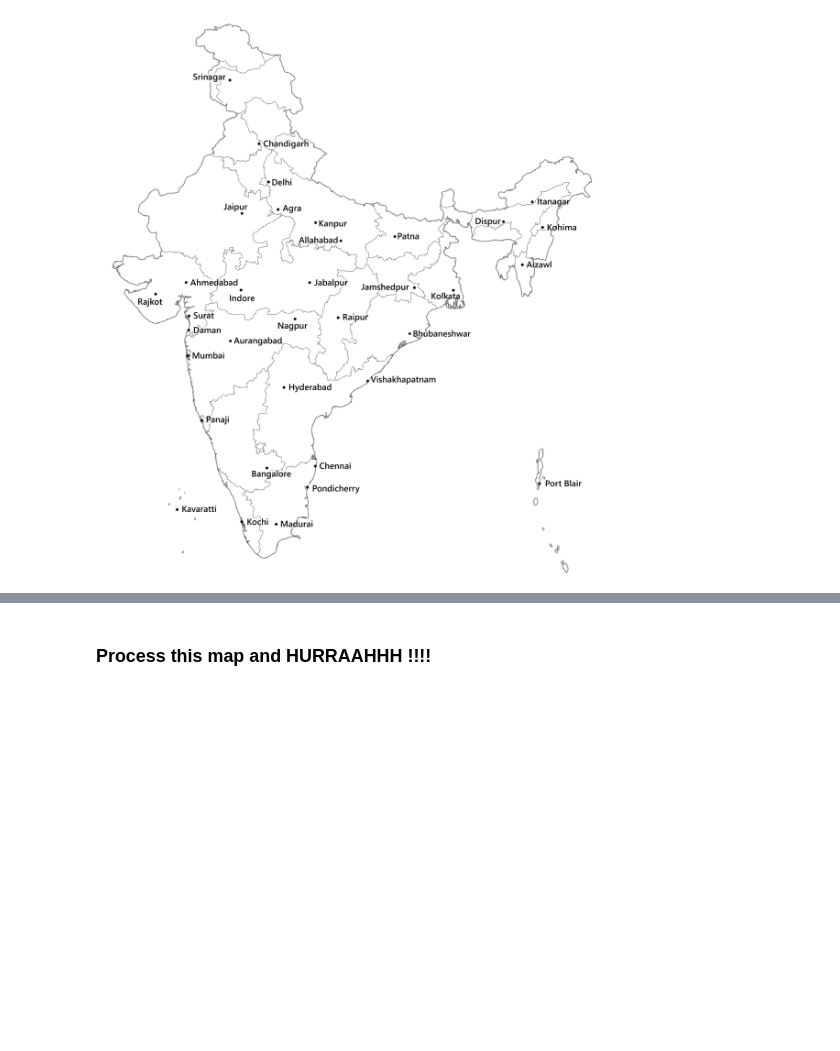
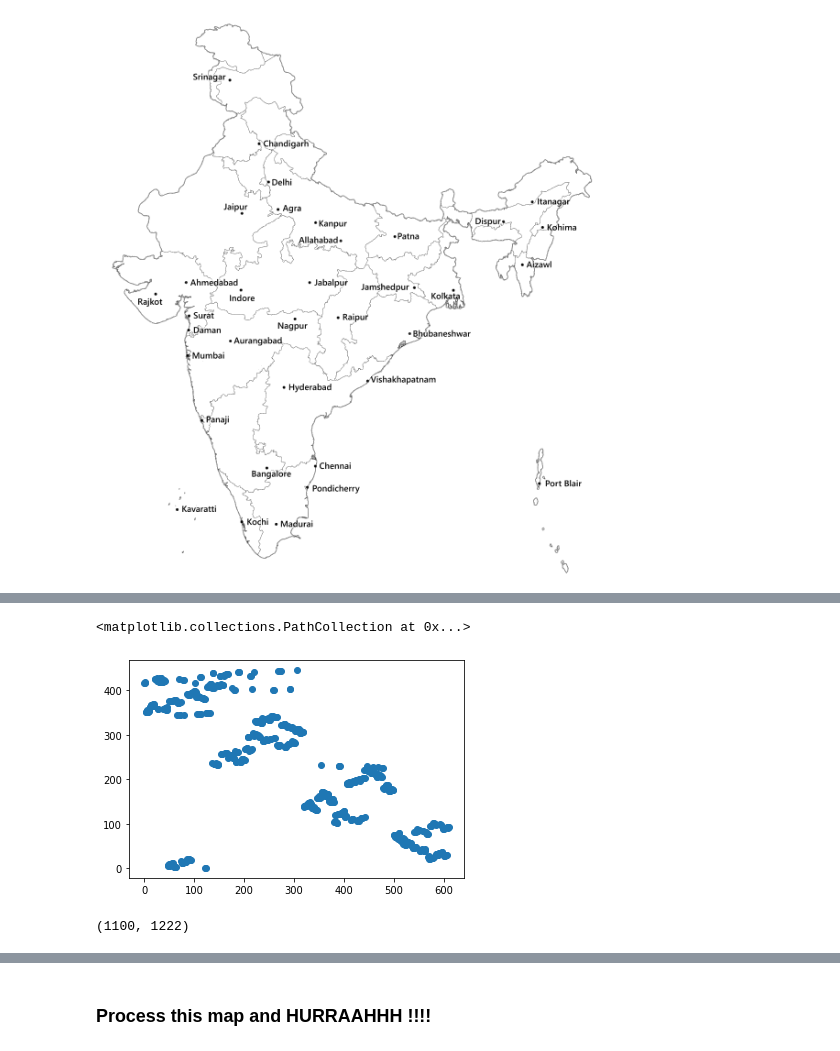
Before and after one commit to Ashirbad-Sarangi/evolutionary_algo_gpu, a Jupyter notebook: codes/process_maps.ipynb, the cells around one changed output, grey strips where cells are left out. Saved outputs shown, nothing was run; the diff lists cells and outputs as text; code cells hidden in the pictures; blank space fills up the shorter version.

```diff
--- a/codes/process_maps.ipynb
+++ b/codes/process_maps.ipynb
@@ -184,0 +238,5 @@ map_cities_gray = window(100,100,map_cities_gray,)
+# %%
+y = pdist(pixels_matrix)
+# %%
+Z = centroid(y)
+Z
@@ -184,0 +251,10 @@ map_cities_gray = window(100,100,map_cities_gray,)
+# %%
+l = 1
+graph.scatter(range(len(fcluster(Z, l, criterion='distance'))),fcluster(Z, l, criterion='distance'))
+# %% [output]
+<matplotlib.collections.PathCollection at 0x...>
+[figure, added]
+# %%
+map_cities_copy.size
+# %% [output]
+(1100, 1222)
```
Also changed, not shown: parts of 26 cells of this notebook, 6 other files.
